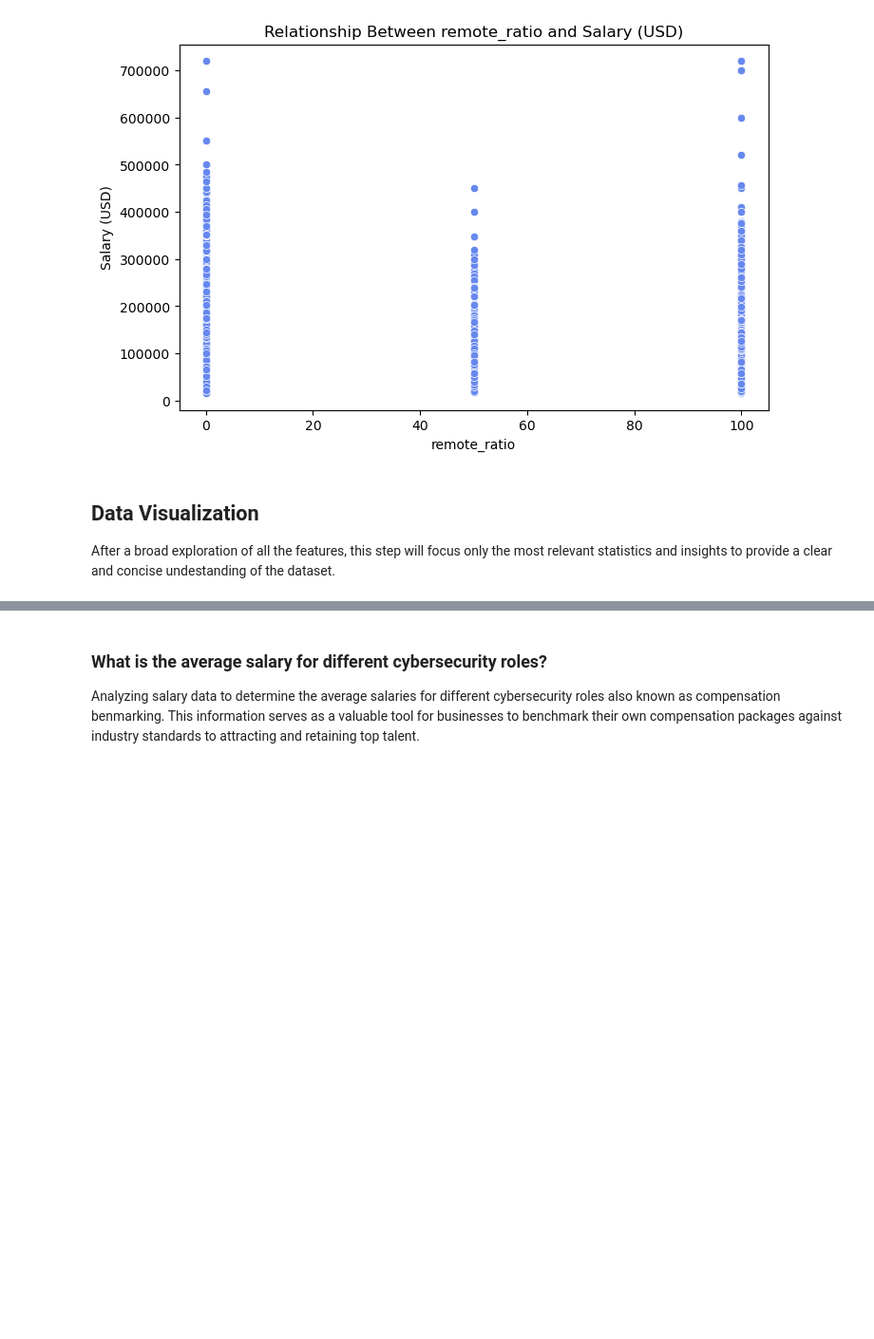
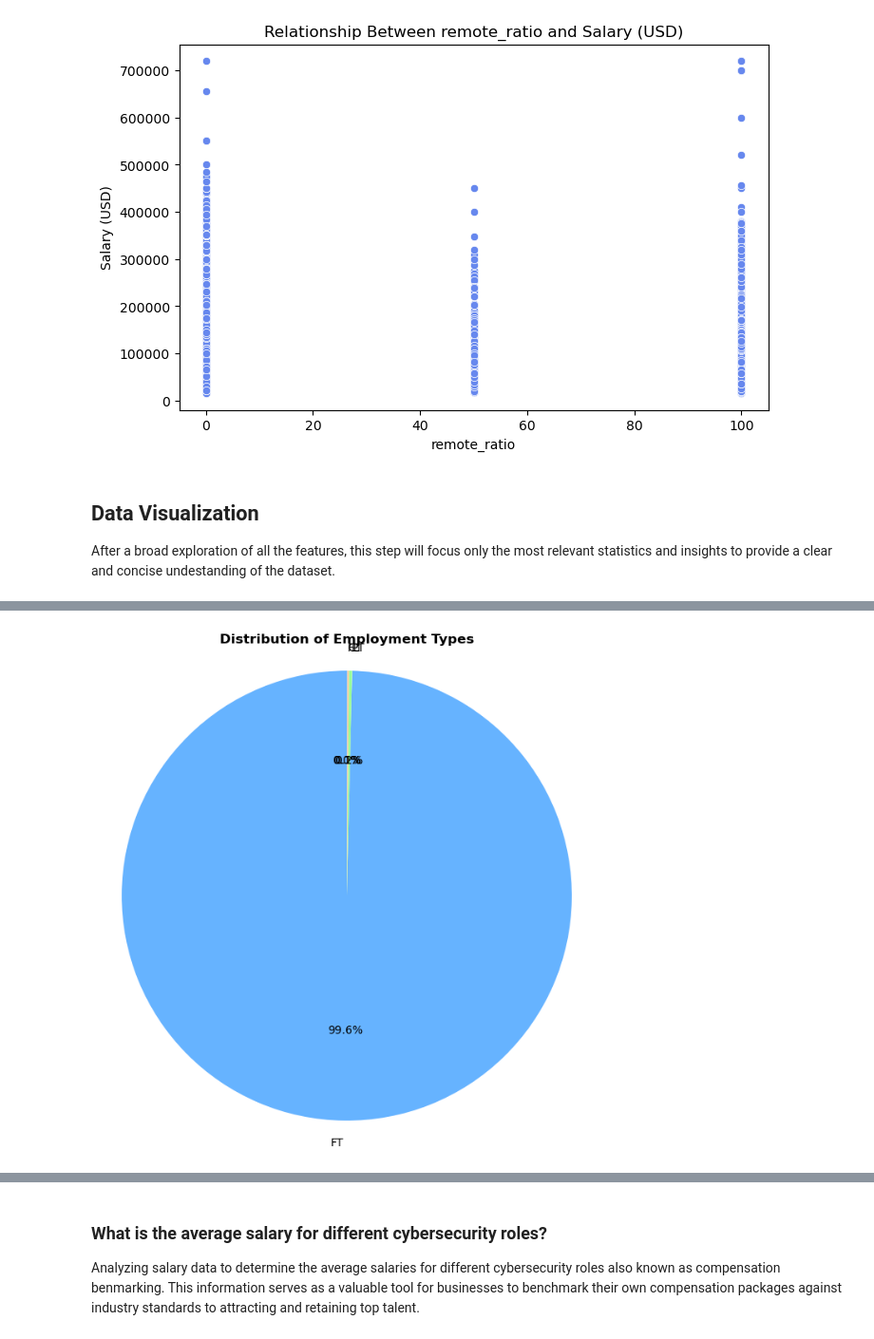
Before and after one commit to isnotJack/AI-project, a Jupyter notebook: 1_exploration.ipynb, the cells around one changed output, grey strips where cells are left out. Shown at 95% size. Cells and saved outputs as stored; diff of their text form; code cells hidden in the pictures; blank space fills up the shorter version.

```diff
--- a/test.ipynb
+++ b/1_exploration.ipynb
@@ -354,0 +357,3 @@ df['employee_residence'] = df['employee_residence'].replace(country_mapping)
+# %%
+df_sub = df[['employment_type', 'job_title', 'remote_ratio', 'salary_in_usd']].copy()
+df_sub.head(10)
@@ -354,0 +372,13 @@ df['employee_residence'] = df['employee_residence'].replace(country_mapping)
+# %%
+employment_type_counts = df_sub['employment_type'].value_counts()
+
+# Plotting the pie chart
+plt.figure(figsize=(8, 8))
+plt.pie(employment_type_counts, labels=employment_type_counts.index, autopct='%1.1f%%', startangle=90, colors=['#66b3ff', '#99ff99', '#ffcc99'])
+plt.title('Distribution of Employment Types', fontweight='bold')
+
+plt.axis('equal')
+
+plt.show()
+# %% [output]
+[figure, added]
```
Also changed, not shown: parts of 16 cells of this notebook, 3 other files.
